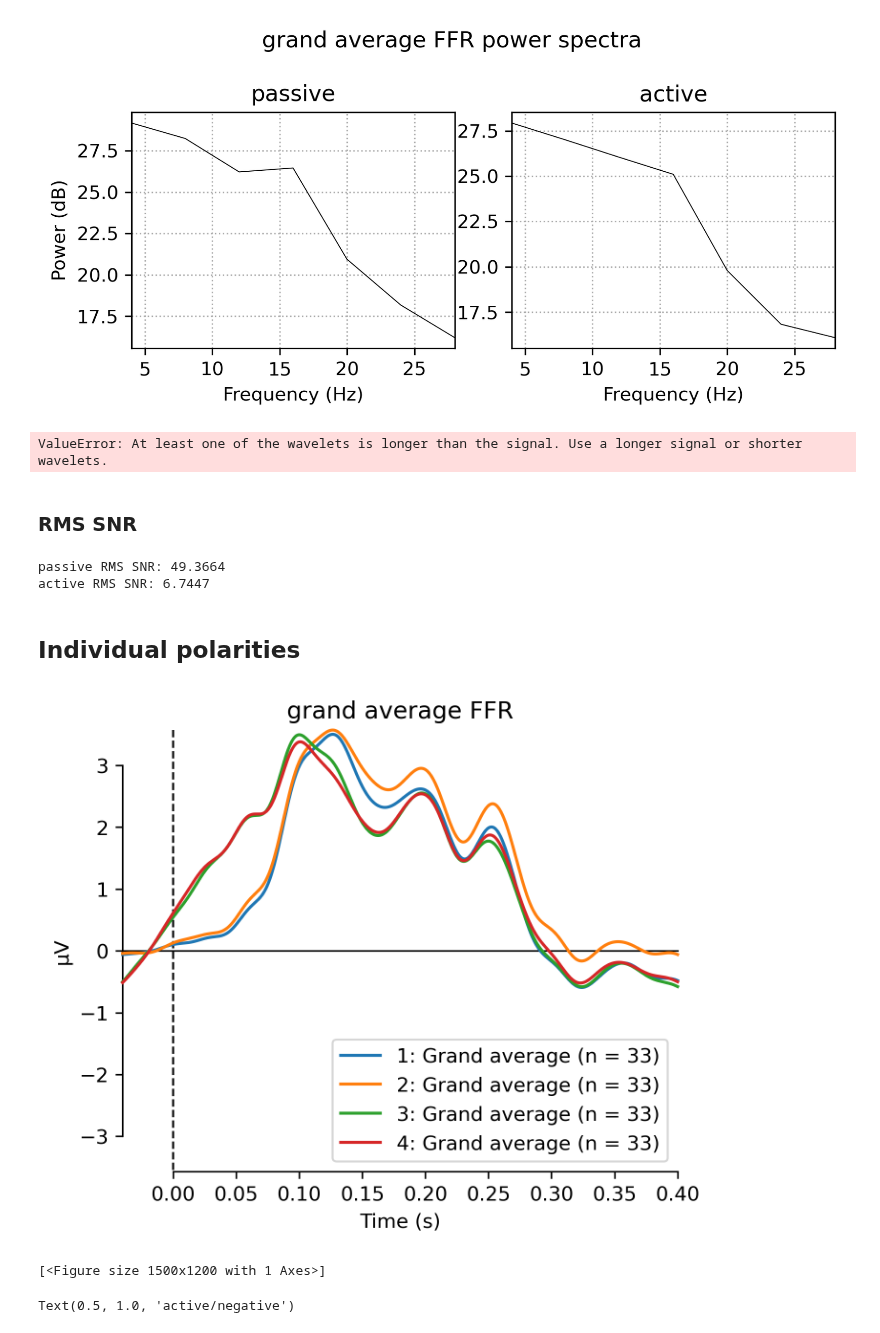
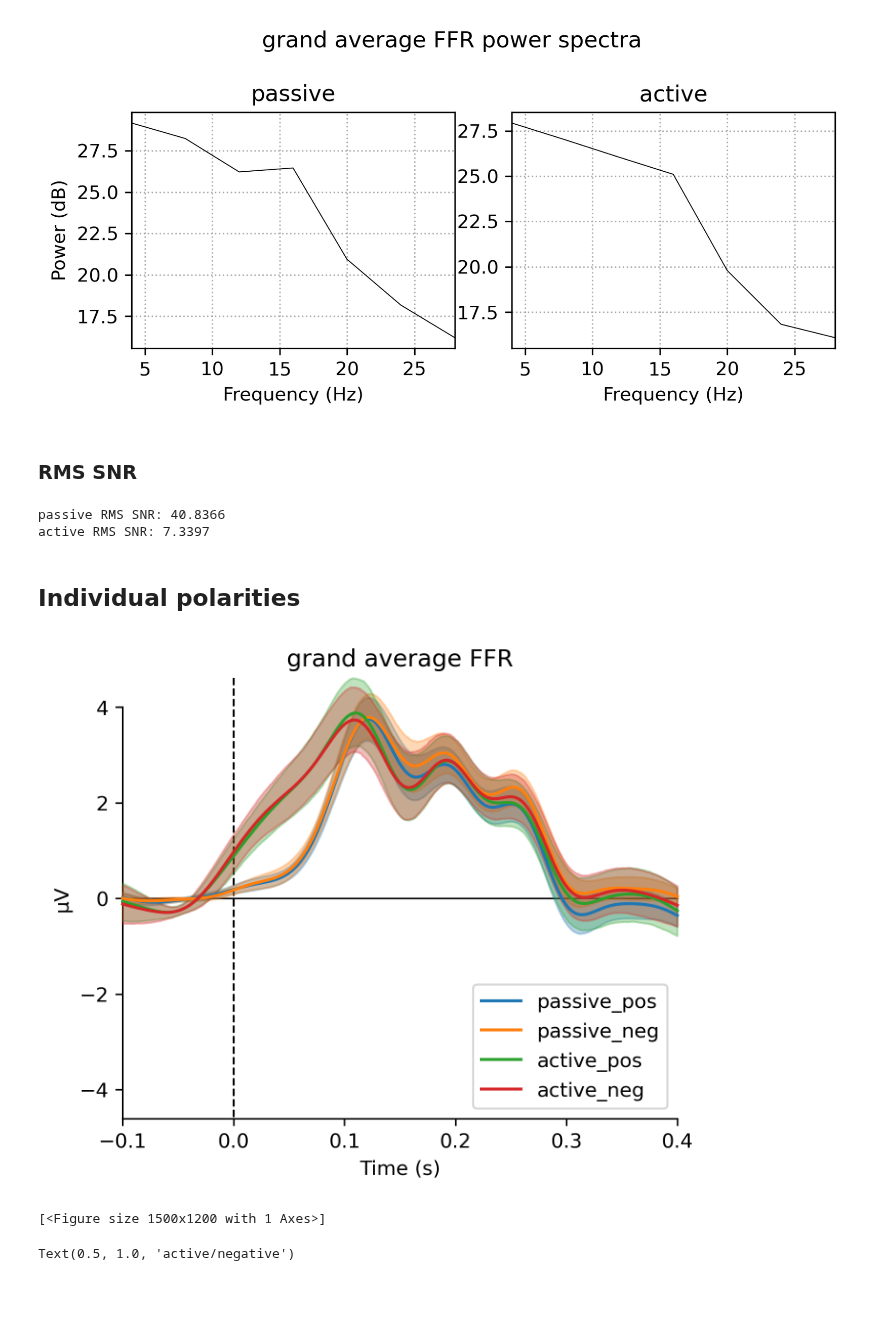
Before and after one commit to sitek/EAM1-FFR, a Jupyter notebook: erp_processing-minimal_mne-bids.ipynb, the cells around one changed output. Drawn from its saved outputs; the diff is of its cells as text; code cells hidden in the pictures; blank space fills up the shorter version.

```diff
--- a/erp_processing-minimal_mne-bids.ipynb
+++ b/erp_processing-minimal_mne-bids.ipynb
@@ -17,17 +17,7 @@ MNE–BIDS version 0.16.0
 # %% [markdown]
 ### define inputs
 # %%
-'''# on Mac Studio Sharepoint
-bids_root = os.path.join('/Users/dsj3886/',
-                         'Library/CloudStorage/',
-                         'OneDrive-NorthwesternUniversity',
-                         'Documents - SoundBrain Lab',
-                         'Lab Research Projects/',
-                         'Experiments/NU_Experiments/',
-                         'EAM1/', 'data-bids')
-'''
+
 # on MBA local (copied from Sharepoint)
 bids_root = os.path.join('/Users/dsj3886/data_local/',
                         'EAM1_local/data-bids')
-
-print_dir_tree(bids_root)
@@ -636,8 +230,6 @@ fig.suptitle(f'FFR spectrograms')
 fig.tight_layout()
 plt.show()
 #plt.savefig(f'sub-{sub_label}_polarity-single_spectrograms.svg')
-# %% [output]
-ValueError: At least one of the wavelets is longer than the signal. Use a longer signal or shorter wavelets.
 # %% [markdown]
 ### RMS SNR
 # %%
@@ -661,19 +253,26 @@ for sx, stim in enumerate(task_evoked_dict):
 
     print(f'{stim} RMS SNR: {rms_snr:.04f}')
 # %% [output]
-passive RMS SNR: 49.3664
-active RMS SNR: 6.7447
+passive RMS SNR: 40.8366
+active RMS SNR: 7.3397
 # %% [markdown]
 ## Individual polarities
+# %%
+ind_evokeds = dict(passive_pos=pas_pos_avgs,
+                   passive_neg=pas_neg_avgs,
+                   active_pos=act_pos_avgs,
+                   active_neg=act_neg_avgs)
 # %%
 fig, ax = plt.subplots(1, 1, figsize=(5,4), dpi=300)
-#ax.legend(['passive/positive', 'passive/negative', 'active/positive', 'active/negative'], loc="upper right")
-mne.viz.plot_compare_evokeds([pas_pos_grandavg,pas_neg_grandavg,act_pos_grandavg, act_neg_grandavg],
+#ax.legend(['passive/positive', 'passive/negative', 'active/positive', 'active/negative'],
+#          loc="upper right")
+mne.viz.plot_compare_evokeds(ind_evokeds,
                              legend='lower right',
                              title='grand average FFR',
+                             truncate_xaxis=False,
                              axes=ax)
 # %% [output]
-[figure, old version]
+[figure, new version]
 [<Figure size 1500x1200 with 1 Axes>]
 # %%
 fig, axes = plt.subplots(2, 2, figsize=(8,6), dpi=200)
```
Also changed, not shown: parts of 47 cells of this notebook.
